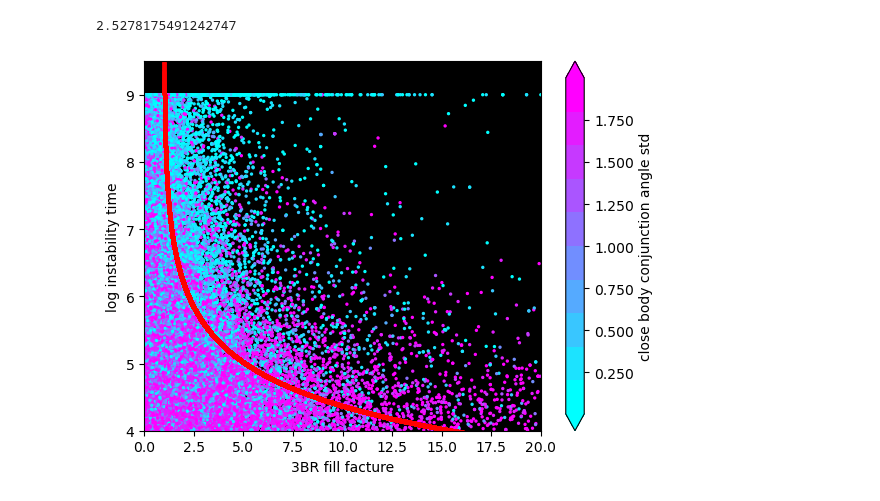
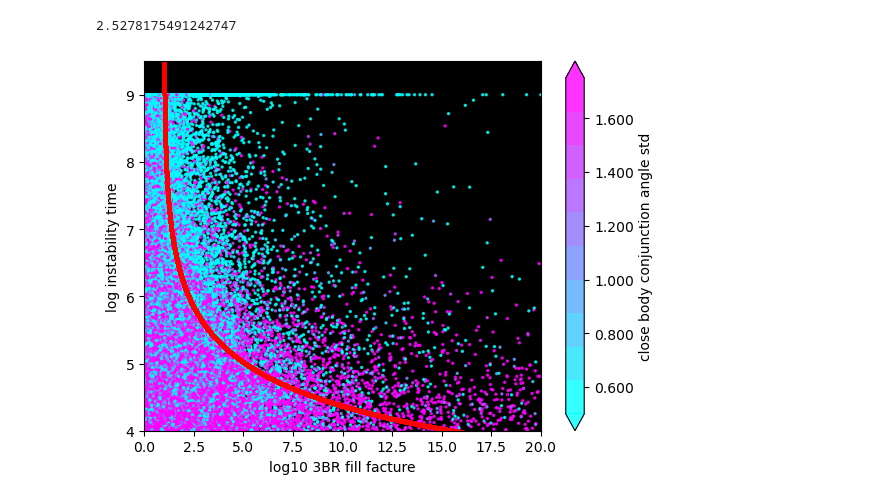
Before and after one commit to Ethadhani/summerSPOCK, a Jupyter notebook: datafilt/graphThetaSTD.ipynb, the cells around one changed output. Cells and saved outputs as stored; diff of their text form; code cells hidden in the pictures.

```diff
--- a/datafilt/graphThetaSTD.ipynb
+++ b/datafilt/graphThetaSTD.ipynb
@@ -68,7 +71,9 @@ import plotFunctions
 # %%
 plot = filtData
 # %%
-plot = filtData.drop(filtData[filtData['threeBRfillfac'] >20].index)
+plot['dup']=plot[['threeBRfillfac','EMcrossnear','instability_time','MEGNO']].duplicated()
+plot = plot.drop(plot[plot['dup']==True].index)
+plot = plot.drop(plot[plot['threeBRfillfac'] >20].index)
 plot = plot.drop(plot[plot['nearThetaSTD']>2].index)
 # plot = plot.drop(plot[plot['3/2_order']>70].index)
 # plot = plot.drop(plot[plot['MMRstrengthnear']<.5].index)
@@ -88,19 +115,19 @@ plotfill(1.1)
 # %%
 fillList = np.linspace(1.0001,20,100000)
 y = list(map(plotfill,fillList))
-y = list(map(lambda x: x+5.5, y))
+y = list(map(lambda x: (x)+5.5, y))
 # %%
 ax = plt.axes()
-plt.scatter((plot['threeBRfillfac']),np.log10(plot['instability_time']), s=2, c=((plot['nearThetaSTD'])), cmap=plt.cm.get_cmap("cool",10),alpha=1)
+plt.scatter((plot['threeBRfillfac']),np.log10(plot['instability_time']), s=2, c=((plot['nearThetaSTD'])), cmap=plt.cm.get_cmap("cool",10),vmin=0.5,vmax=1.75,alpha=.8)
 cbar = plt.colorbar(orientation="vertical", extend="both",
                    pad=0.05, shrink=1, aspect=20, format="%.3f")
 
 plt.scatter(fillList, y,s=4, c = 'red')
 ax.set_xlim([0,20])
 ax.set_ylim([4,9.5])
-plt.xlabel("3BR fill facture")
+plt.xlabel("log10 3BR fill facture")
 plt.ylabel("log instability time")
 cbar.set_label('close body conjunction angle std')
 ax.set_facecolor("black")
 # %% [output]
-[figure, old version]
+[figure, new version]
```
Also changed, not shown: parts of 19 cells of this notebook, 6 other files.
